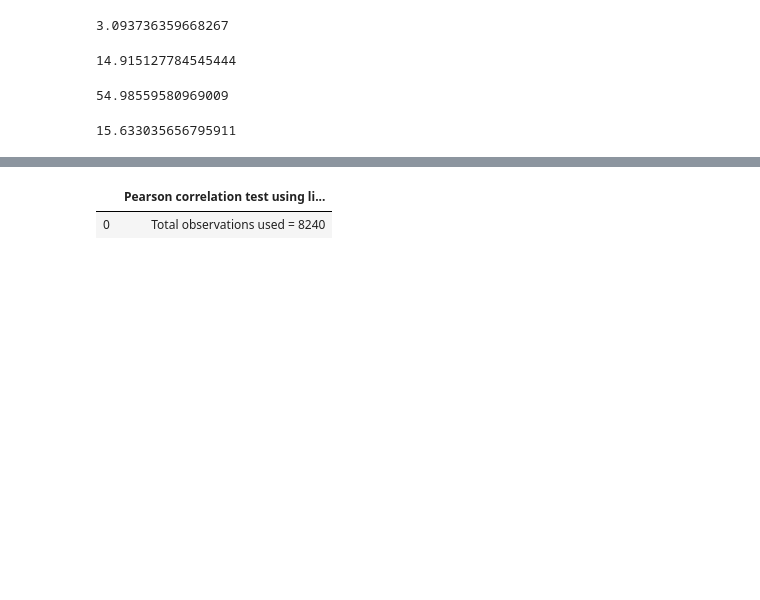
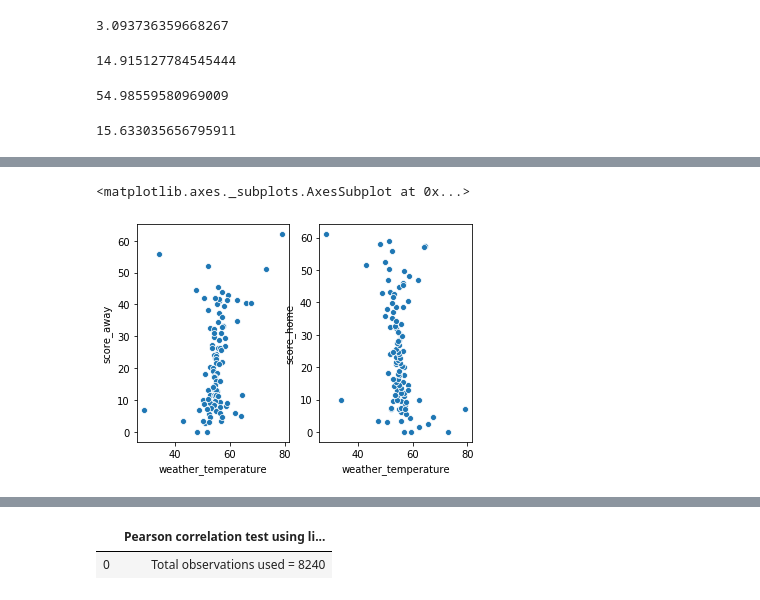
Before and after one commit to rezalution/Springboard, a Jupyter notebook: Capstone #1/Statistical Data Analysis.ipynb, the cells around one changed output, grey strips where cells are left out. Saved outputs shown, nothing was run; the diff lists cells and outputs as text; code cells hidden in the pictures; blank space fills up the shorter version.

```diff
--- a/Capstone #1/Statistical Data Analysis.ipynb
+++ b/Capstone #1/Statistical Data Analysis.ipynb
@@ -543,3 +543,7 @@ stdWeather = gameOutdoorsAll['weather_temperature'].std()
 stdWeather
 # %% [output]
 15.633035656795911
+# %%
+scoreDiffCorrelation = homeWinsHumidity.drop(columns=['homeWin','AwayWin','schedule_season'])
+# %%
+scoreDiffCorrelation = scoreDiffCorrelation.pivot_table(index='scoreDiff',aggfunc=np.mean)
@@ -545,0 +577,8 @@ stdWeather
+# %%
+plt.subplot(1, 2, 1)
+sns.scatterplot(scoreDiffCorrelation['weather_temperature'],scoreDiffCorrelation['score_away'])
+plt.subplot(1, 2, 2)
+sns.scatterplot(scoreDiffCorrelation['weather_temperature'],scoreDiffCorrelation['score_home'])
+# %% [output]
+<matplotlib.axes._subplots.AxesSubplot at 0x...>
+[figure, added]
```
Also changed, not shown: parts of 6 cells of this notebook.
